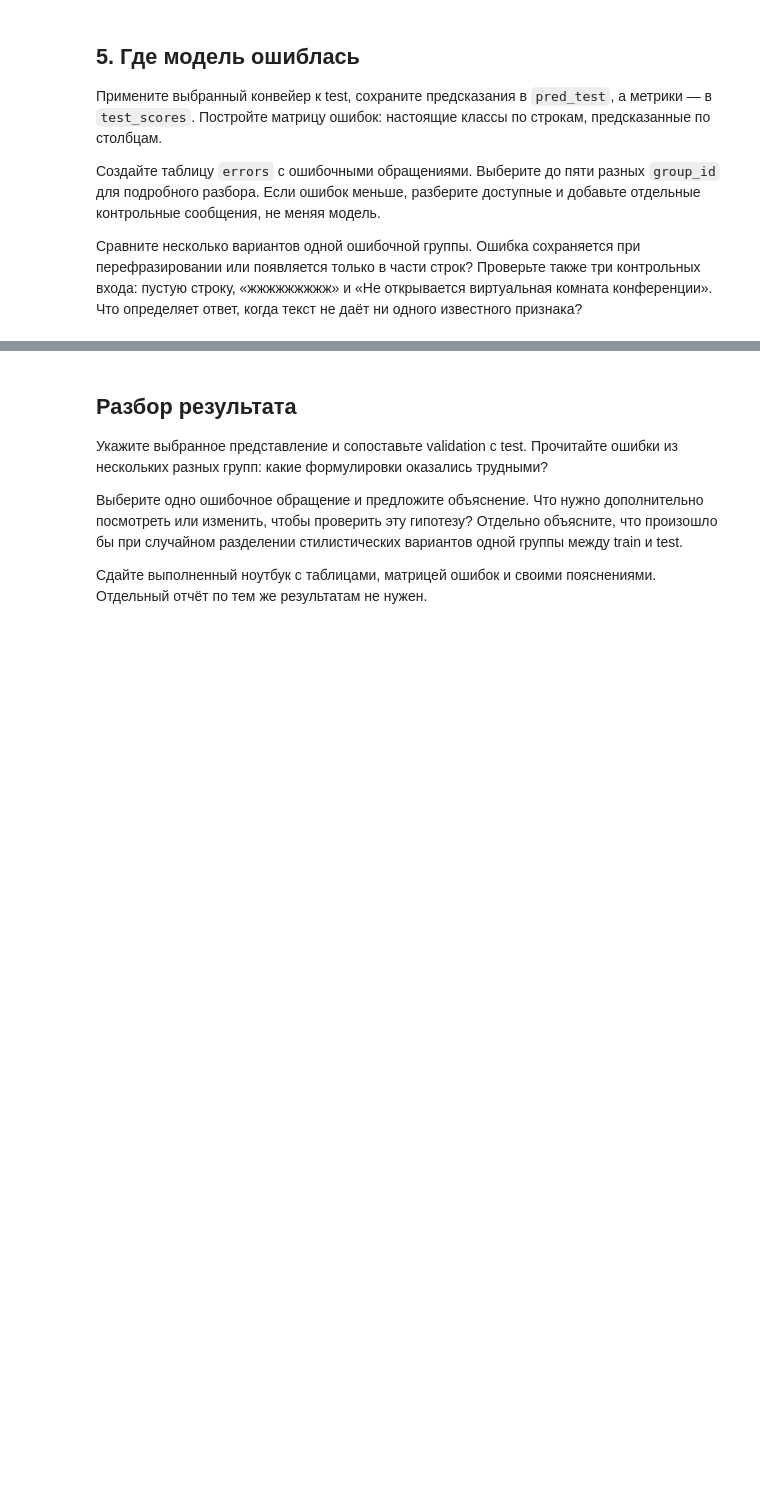
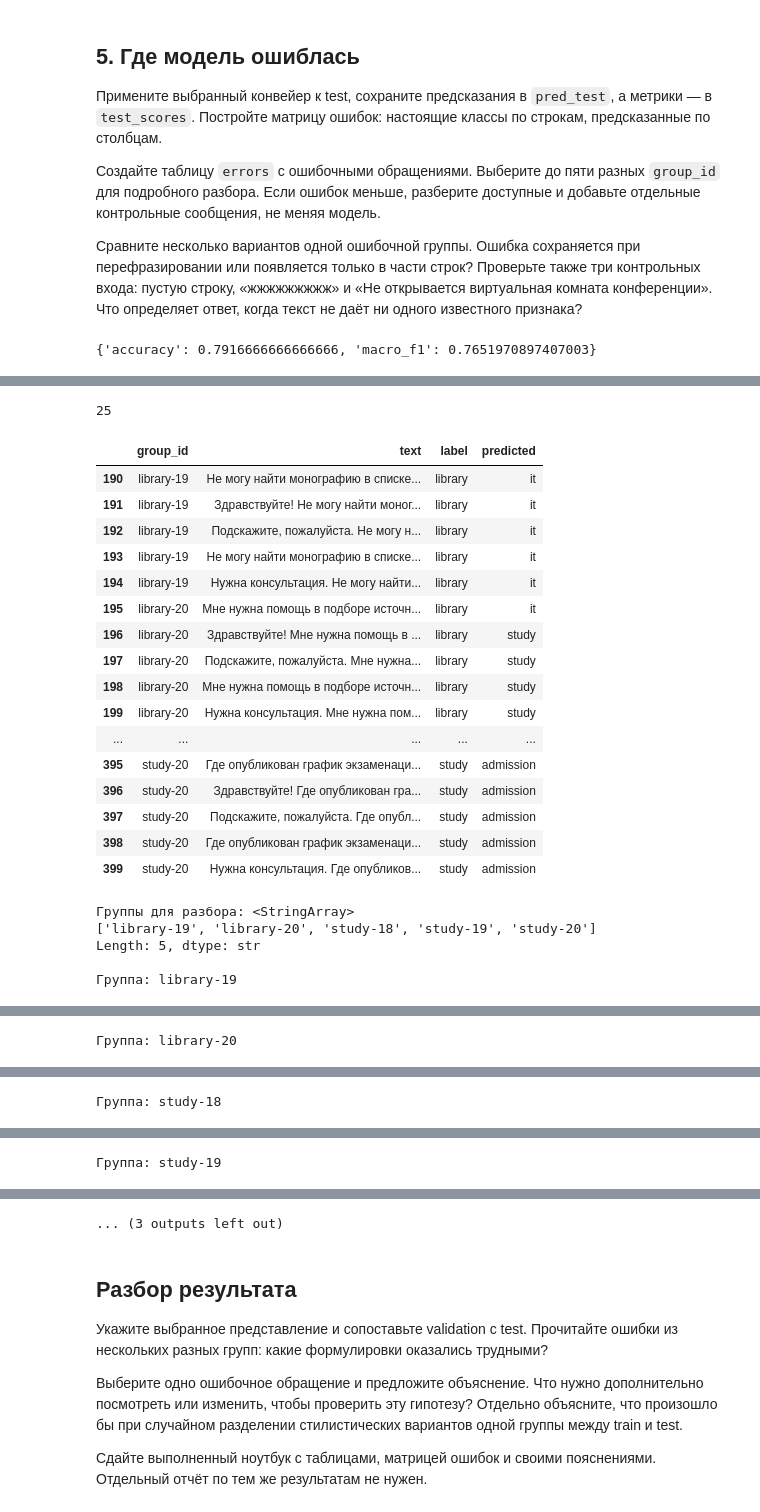
Before and after one commit to myDanik/ais, a Jupyter notebook: dist/student/L02/lab.ipynb, the cells around one changed output, grey strips where cells are left out. Drawn from its saved outputs; the diff is of its cells as text; code cells hidden in the pictures; blank space fills up the shorter version.

```diff
--- a/dist/student/L02/lab.ipynb
+++ b/dist/student/L02/lab.ipynb
@@ -130,4 +259,55 @@ assert all(0 <= s["macro_f1"] <= 1 for s in validation_scores.values())
 Сравните несколько вариантов одной ошибочной группы. Ошибка сохраняется при перефразировании или появляется только в части строк? Проверьте также три контрольных входа: пустую строку, «жжжжжжжжж» и «Не открывается виртуальная комната конференции». Что определяет ответ, когда текст не даёт ни одного известного признака?
 # %%
 # Ваш код
-raise NotImplementedError
+from sklearn.metrics import confusion_matrix
+
+pred_test = selected.predict(test["text"])
+
+test_scores = score_predictions(test["label"], pred_test)
+print(test_scores)
+
+matrix = confusion_matrix(test["label"], pred_test, labels=labels)
+
+matrix_table = pd.DataFrame(matrix, index=labels, columns=labels)
+
+display(matrix_table)
+
+test_with_pred = test.copy()
+test_with_pred["predicted"] = pred_test
+
+is_wrong = test_with_pred["label"] != test_with_pred["predicted"]
+errors = test_with_pred[is_wrong]
+
+print( len(errors))
+display(errors[["group_id", "text", "label", "predicted"]])
+
+error_groups = errors["group_id"].unique()
+
+chosen_groups = error_groups[:5]
+print("Группы для разбора:", chosen_groups)
+
+for group in chosen_groups:
+    print()
+    print("Группа:", group)
+    rows = test_with_pred[test_with_pred["group_id"] == group]
+    display(rows[["text", "label", "predicted"]])
+
+control_texts = [
+    "",
+    "жжжжжжжжж",
+    "Не открывается виртуальная комната конференции",
+]
+
+control_pred = selected.predict(control_texts)
+control_proba = selected.predict_proba(control_texts)
+
+for i in range(len(control_texts)):
+    print()
+    print("Текст:", repr(control_texts[i]))
+    print("Ответ:", control_pred[i])
+    print("Вероятности:", control_proba[i].round(3))
+
+print()
+print("Порядок отделов:", selected.classes_)
+# %% [output]
+{'accuracy': 0.7916666666666666, 'macro_f1': 0.7651970897407003}
@@ -133,0 +321,23 @@ raise NotImplementedError
+25
+|  | group_id | text | label | predicted |
+| 190 | library-19 | Не могу найти монографию в списке... | library | it |
+| 191 | library-19 | Здравствуйте! Не могу найти моног... | library | it |
+| 192 | library-19 | Подскажите, пожалуйста. Не могу н... | library | it |
+| 193 | library-19 | Не могу найти монографию в списке... | library | it |
+| 194 | library-19 | Нужна консультация. Не могу найти... | library | it |
+| 195 | library-20 | Мне нужна помощь в подборе источн... | library | it |
+| 196 | library-20 | Здравствуйте! Мне нужна помощь в ... | library | study |
+| 197 | library-20 | Подскажите, пожалуйста. Мне нужна... | library | study |
+| 198 | library-20 | Мне нужна помощь в подборе источн... | library | study |
+| 199 | library-20 | Нужна консультация. Мне нужна пом... | library | study |
+| ... | ... | ... | ... | ... |
+| 395 | study-20 | Где опубликован график экзаменаци... | study | admission |
+| 396 | study-20 | Здравствуйте! Где опубликован гра... | study | admission |
+| 397 | study-20 | Подскажите, пожалуйста. Где опубл... | study | admission |
+| 398 | study-20 | Где опубликован график экзаменаци... | study | admission |
+| 399 | study-20 | Нужна консультация. Где опубликов... | study | admission |
+Группы для разбора: <StringArray>
+['library-19', 'library-20', 'study-18', 'study-19', 'study-20']
+Length: 5, dtype: str
+
+Группа: library-19
@@ -133,0 +350 @@ raise NotImplementedError
+Группа: library-20
@@ -133,0 +357 @@ raise NotImplementedError
+Группа: study-18
@@ -133,0 +364 @@ raise NotImplementedError
+Группа: study-19
@@ -134,3 +371,4 @@ raise NotImplementedError
+... (3 outputs left out)
 # %%
 assert len(pred_test) == len(test)
 assert set(pred_test) <= set(labels)
```
Also changed, not shown: parts of 7 cells of this notebook, 4 other files.
